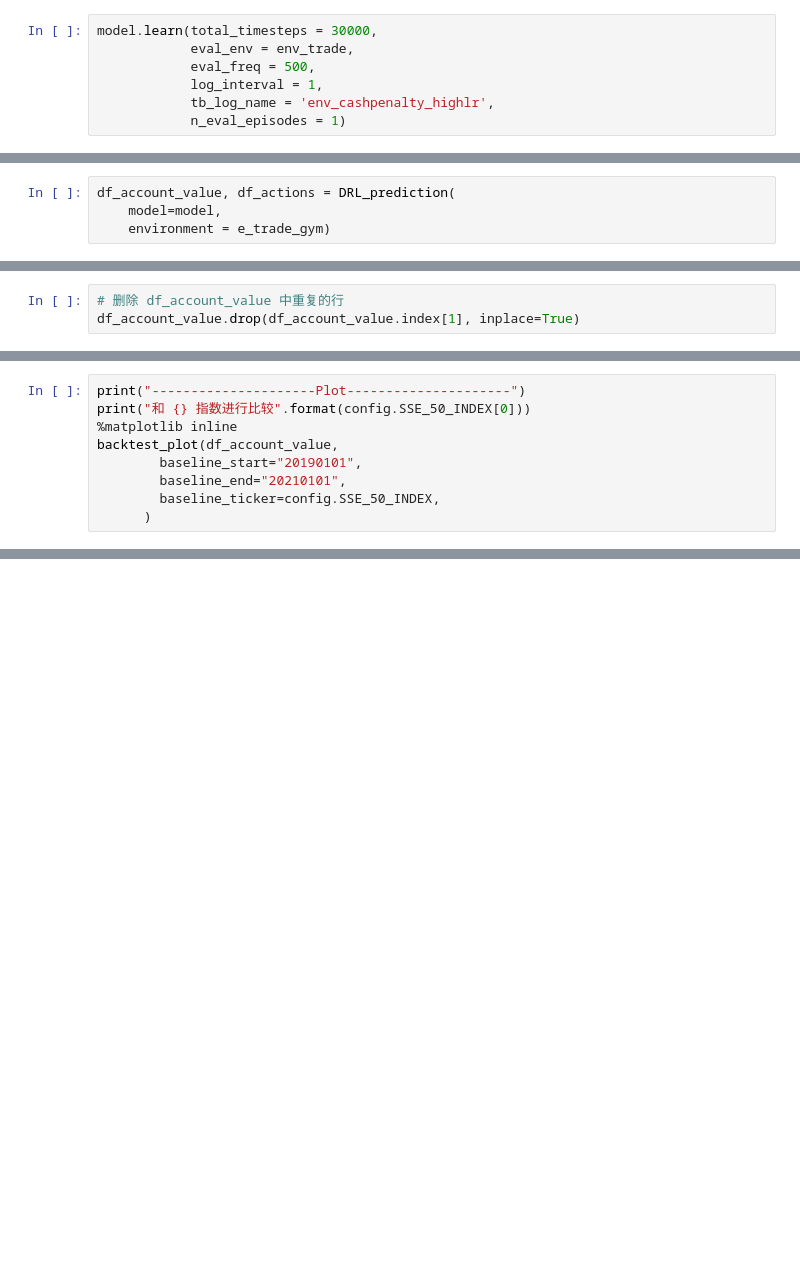
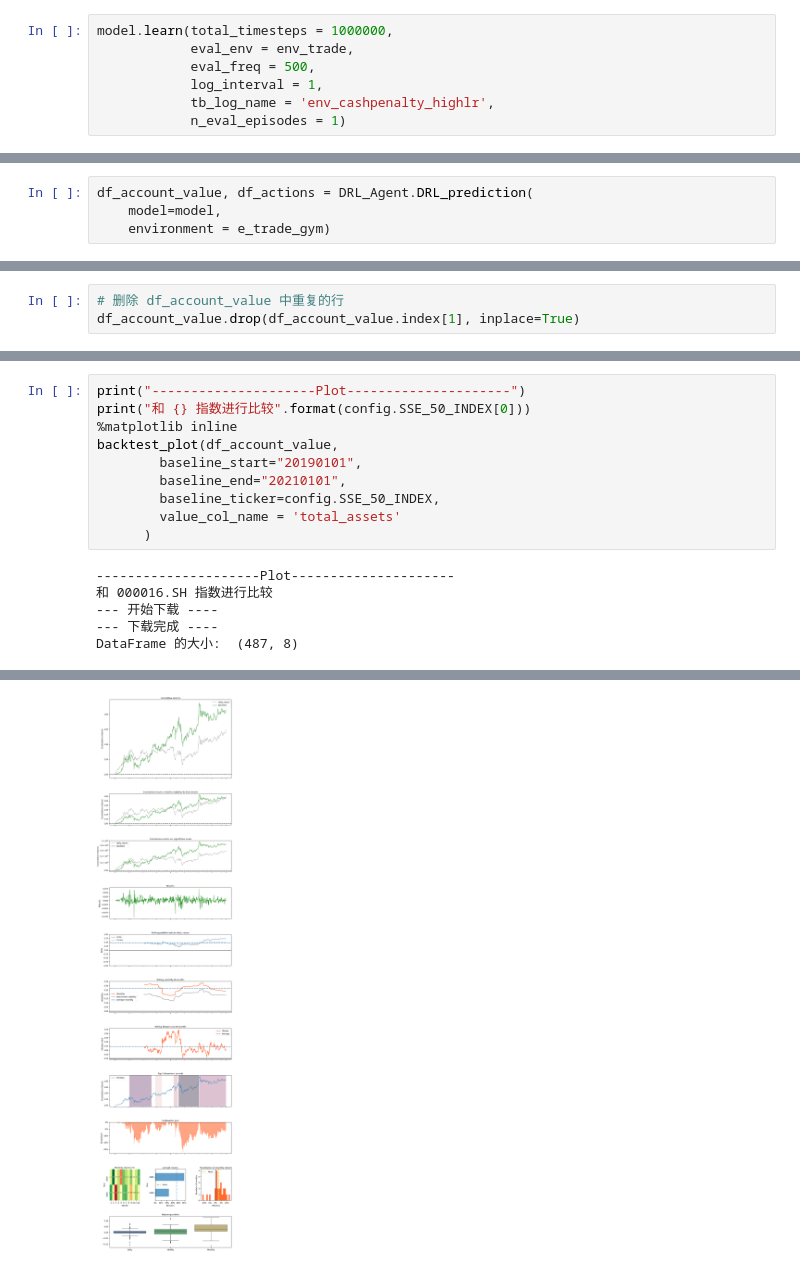
Before and after one commit to sunnyswag/StockRL, a Jupyter notebook: RL_in_Finance_Test_Cash_Penalty_Docker.ipynb, the cells around one changed output, grey strips where cells are left out. Drawn from its saved outputs; the diff is of its cells as text; blank space fills up the shorter version.

```diff
--- a/RL_in_Finance_Test_Cash_Penalty_Docker.ipynb
+++ b/RL_in_Finance_Test_Cash_Penalty_Docker.ipynb
@@ -216,7 +202,7 @@ model = agent.get_model("ppo",
 # %% [output]
 {'n_steps': 256, 'ent_coef': 0.0, 'learning_rate': 5e-06, 'batch_size': 256, 'gamma': 0.99}
 # %%
-model.learn(total_timesteps = 30000,
+model.learn(total_timesteps = 1000000,
             eval_env = env_trade,
             eval_freq = 500,
             log_interval = 1,
@@ -227,6 +213,6 @@ model.save("scaling_reward_{}_cores.model".format(n_cores))
 # %% [markdown]
 ## 6、测试
 # %%
-df_account_value, df_actions = DRL_prediction(
+df_account_value, df_actions = DRL_Agent.DRL_prediction(
     model=model,
     environment = e_trade_gym)
@@ -275,4 +353,11 @@ backtest_plot(df_account_value,
         baseline_start="20190101",
         baseline_end="20210101",
         baseline_ticker=config.SSE_50_INDEX,
+        value_col_name = 'total_assets'
       )
+# %% [output]
+---------------------Plot---------------------
+和 000016.SH 指数进行比较
+--- 开始下载 ----
+--- 下载完成 ----
+DataFrame 的大小:  (487, 8)
@@ -278,0 +389 @@ backtest_plot(df_account_value,
+[figure, added]
```
Also changed, not shown: parts of 10 cells of this notebook, 2 other files.
